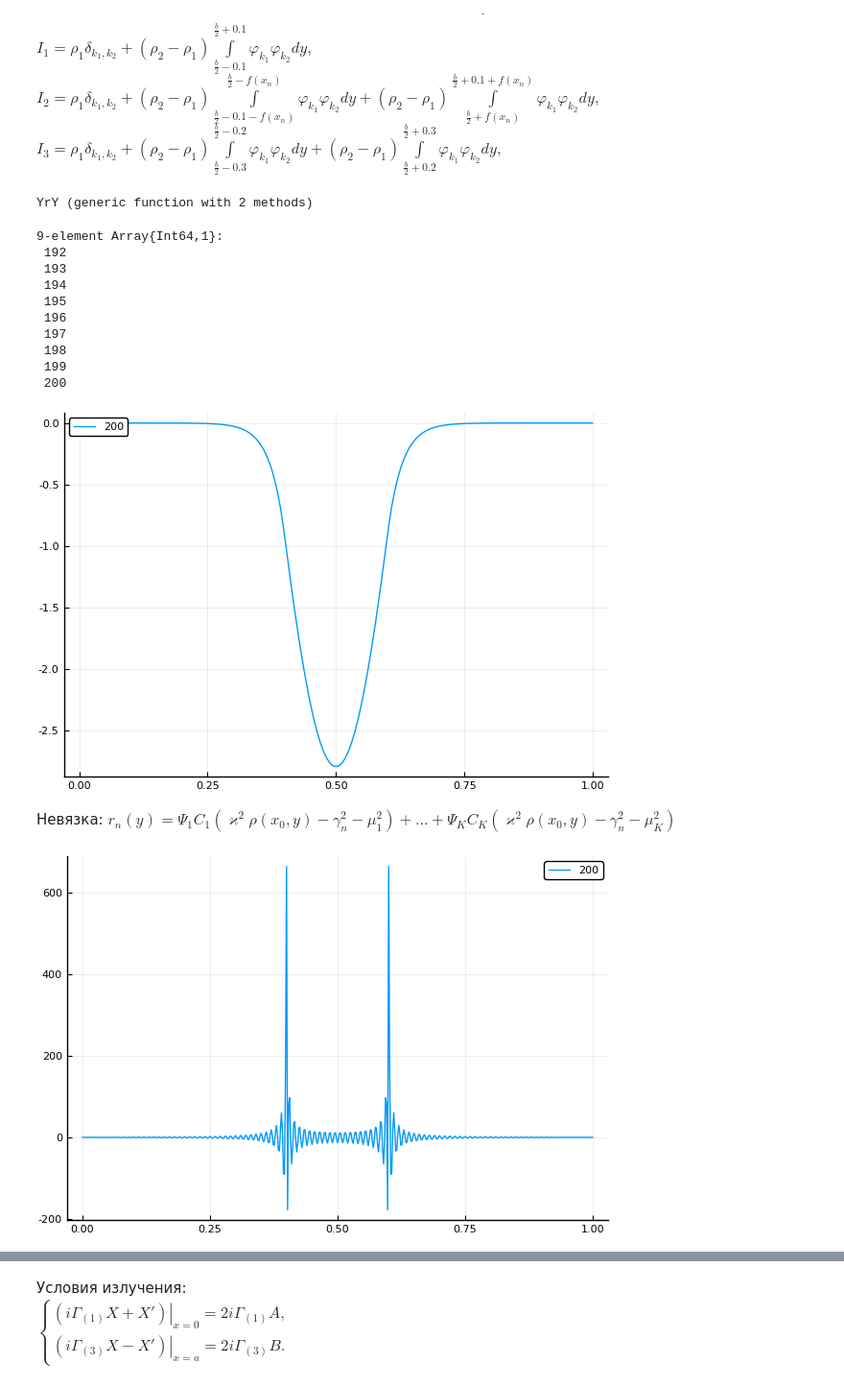
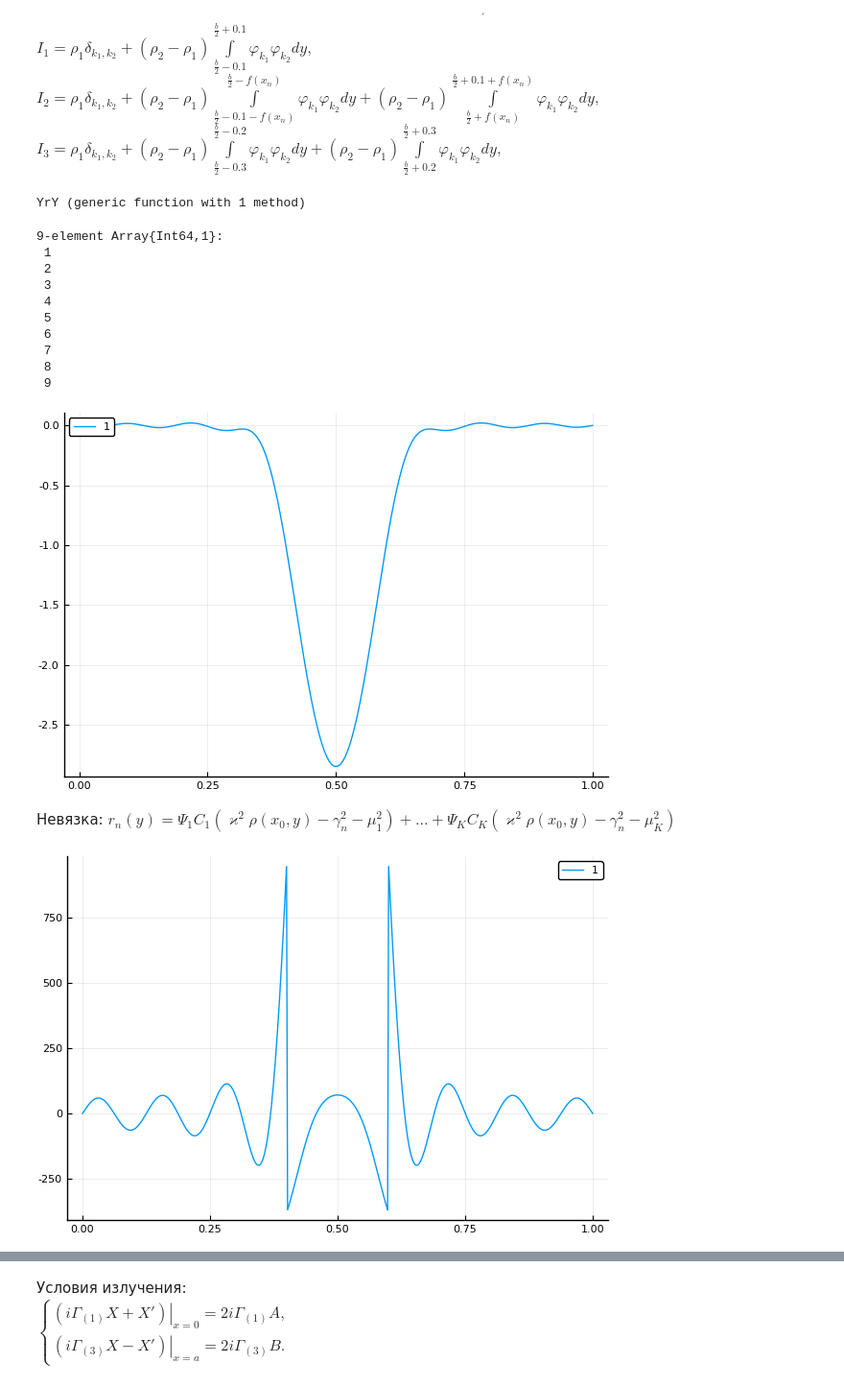
Before and after one commit to Sergane/Symbolic, a Jupyter notebook: waveguide.ipynb, the cells around one changed output, grey strips where cells are left out. Shown: that part at 96% size. Cells and saved outputs as stored; diff of their text form; code cells hidden in the pictures.

```diff
--- a/waveguide.ipynb
+++ b/waveguide.ipynb
@@ -48,15 +49,16 @@ end
 matrix_thomas
 # %%
 a, b = 2, 1
-k = 26.5 #12
 a1, a2 = 0.5, 1.5
-r1, r2 = 1, 3 #1.8
+r1, r2 = 1, 3
+# k = sqrt((16*pi/b)^2/r2+(16*pi/a)^2/r1)
+k = 26.5
 
-K = 200
+K = 16
 N_ = 200
 h = a/(N_-1)
 x = range(0,stop=a,length=N_)
-y = range(0,stop=b,length=K)
+y = range(0,stop=b,length=200)
 
 mu(k) = pi*k/b
 f(y,k) = sqrt(2/b)*sin(pi*k/b*y)
@@ -127,38 +129,37 @@ function YrY(n,K)
     return  I*r1 + (r2-r1)*yry
 end
 # %% [output]
-YrY (generic function with 2 methods)
+YrY (generic function with 1 method)
 # %%
 using LinearAlgebra
 
-K_cross = K
-M_square = diagm(0=>mu.(1:K_cross).^2)
-A1 = k^2*YrY(1,K_cross) - M_square
-L1 = eigvals(A1)
-J = filter(z->L1[z]>0,1:K_cross)
+M_square = diagm(0=>mu.(1:K).^2)
+A1 = k^2*YrY(1,K) - M_square
+L1 = reverse(eigvals(A1))
+J = filter(z->L1[z]>0,1:K)
 # %% [output]
 9-element Array{Int64,1}:
- 192
- 193
- 194
- 195
- 196
- 197
- 198
- 199
- 200
+ 1
+ 2
+ 3
+ 4
+ 5
+ 6
+ 7
+ 8
+ 9
 # %%
-Z1 = eigvecs(A1);
+Z1 = reverse(eigvecs(A1), dims=2);
 # %%
 cross_section(y,n) = sum([f(y,i)*Z1[i,n] for i=1:K])
 
 plot(legend=:topleft)
-for i in J[end:end]
+for i in J[1:1]
     plot!(y, cross_section.(y,i), label="$i")
 end
 plot!()
 # %% [output]
-[figure, old version]
+[figure, new version]
 # %% [markdown]
 Невязка:
 $r_n(y)=\Psi_1 C_1(\varkappa^2\rho(x_0,y)-\gamma_n^2-\mu_1^2)+\dotso+\Psi_K C_K (\varkappa^2\rho(x_0,y)-
@@ -166,12 +167,12 @@ $r_n(y)=\Psi_1 C_1(\varkappa^2\rho(x_0,y)-\gamma_n^2-\mu_1^2)+\dotso+\Psi_K C_K
 # %%
 residual(y0,n) = sum([f(y0,i)*Z1[i,n]*(k^2*(z -> f1(0)<z<f4(0) ? r2 : r1)(y0)-L1[n]-mu(i)^2) for i=1:K])
 plot()
-for k in J[end:end]
+for k in J[1:1]
     plot!(0:b/500:b,residual.(0:b/500:b,k),label="$k")
 end
 plot!()
 # %% [output]
-[figure, old version]
+[figure, new version]
 # %%
 sqrt.(L1[J]).-k
 # %% [output]
```
Also changed, not shown: parts of 18 cells of this notebook.
